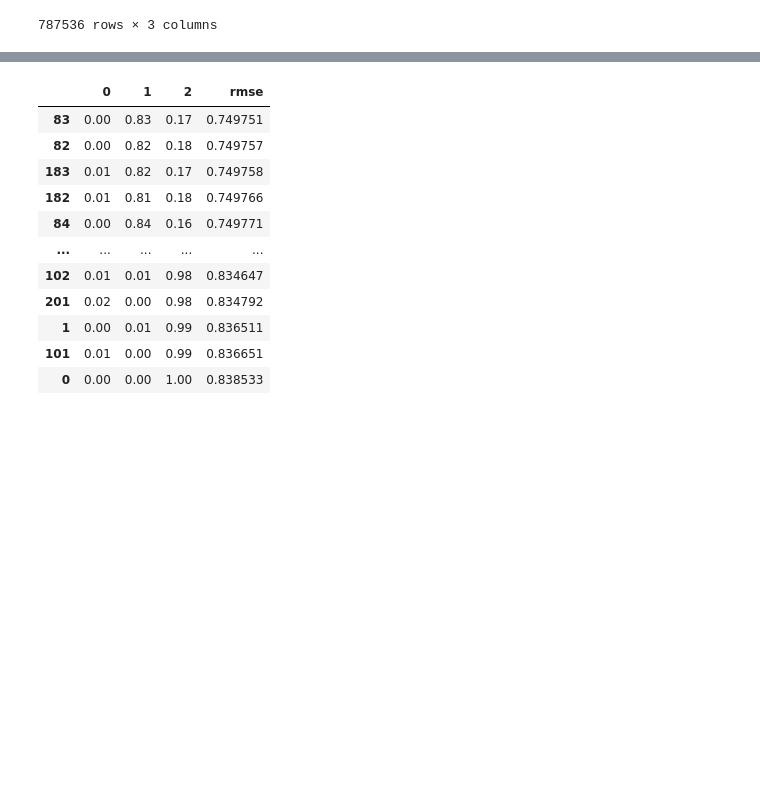
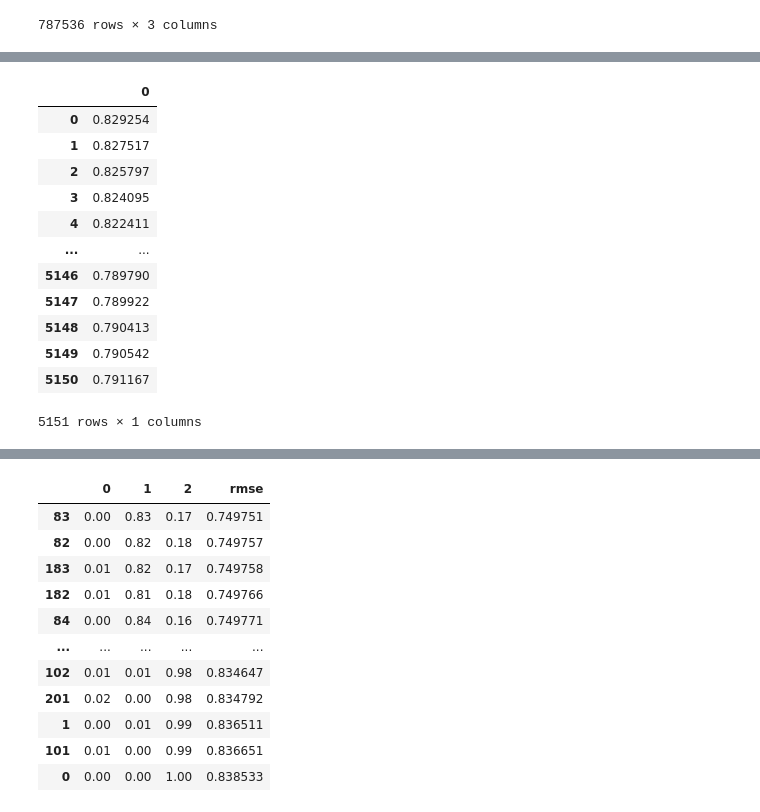
Before and after one commit to yuayixio/MovieRatingPredictor, a Jupyter notebook: notebooks/Model_Combination.ipynb, the cells around one changed output, grey strips where cells are left out. Saved outputs shown, nothing was run; the diff lists cells and outputs as text; code cells hidden in the pictures; blank space fills up the shorter version.

```diff
--- a/notebooks/Model_Combination.ipynb
+++ b/notebooks/Model_Combination.ipynb
@@ -132,7 +132,7 @@ def compare_weights(algos, params_features, params_knn):
     predictions = []
     number_of_ratings = []
     actual_ratings = []
-    for train, test in KFold(n_splits=1000, **kwargs, shuffle=True).split(ratings):
+    for train, test in KFold(n_splits=10, **kwargs, shuffle=True).split(ratings):
         # split data
         trainset = ratings.loc[train]
         testset = ratings.loc[test]
@@ -192,8 +192,7 @@ def compare_weights(algos, params_features, params_knn):
         print('Iteration finished: ',i)
         # Early stopping to allow for fast testing
         # may be increased for more stability of the results
-        if i == 5:
-            return rmses, predictions, actual_ratings, number_of_ratings
+    return rmses, predictions, actual_ratings, number_of_ratings
 # %%
 # define collaborative filtering models: KNN and SVD
 algos = (KNNWithMeans(k=115, min_k=5, sim_options={'name':'msd', 'user_based': False}, **kwargs), SVD(lr_all=0.01, reg_all=0.05, n_epochs=23, **kwargs))
@@ -224,0 +267,16 @@ Iteration finished:  5
+# %%
+pd.DataFrame(mean_rmses)
+# %% [output]
+|  | 0 |
+| 0 | 0.829254 |
+| 1 | 0.827517 |
+| 2 | 0.825797 |
+| 3 | 0.824095 |
+| 4 | 0.822411 |
+| ... | ... |
+| 5146 | 0.789790 |
+| 5147 | 0.789922 |
+| 5148 | 0.790413 |
+| 5149 | 0.790542 |
+| 5150 | 0.791167 |
+5151 rows × 1 columns
```
Also changed, not shown: parts of 25 cells of this notebook, 12 other files.
